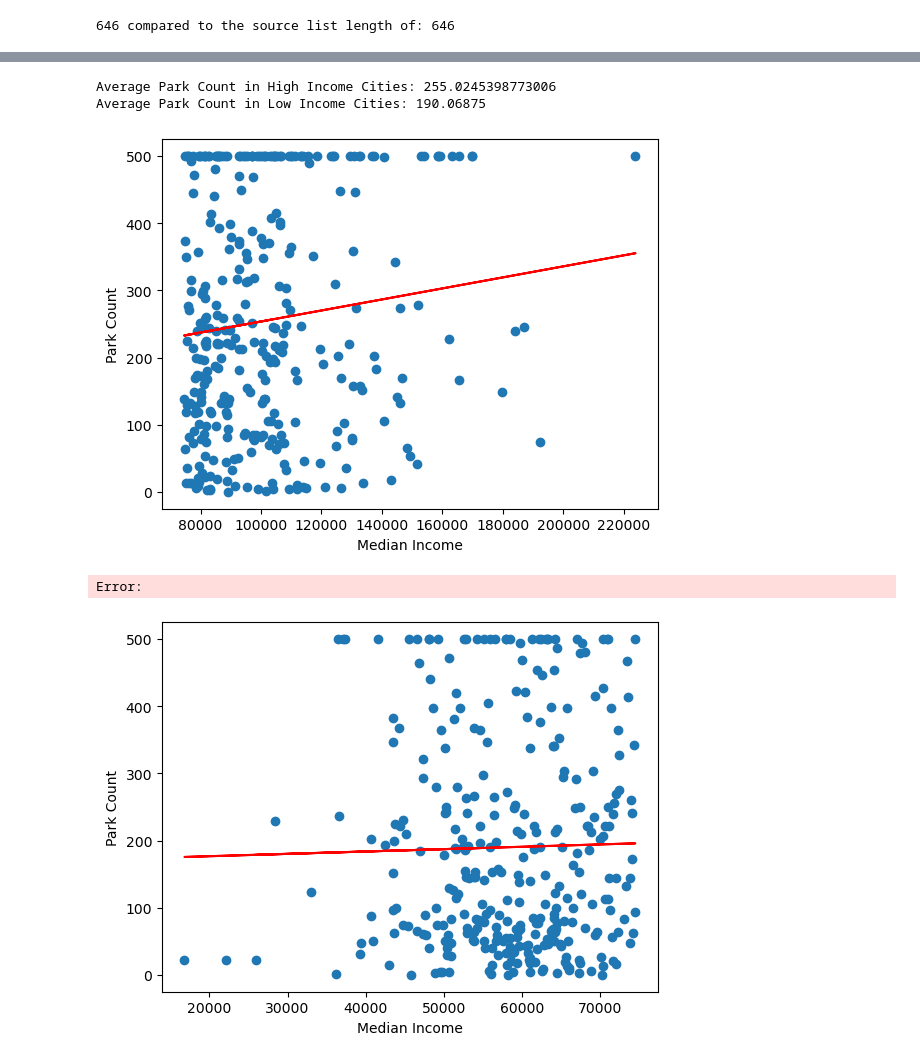
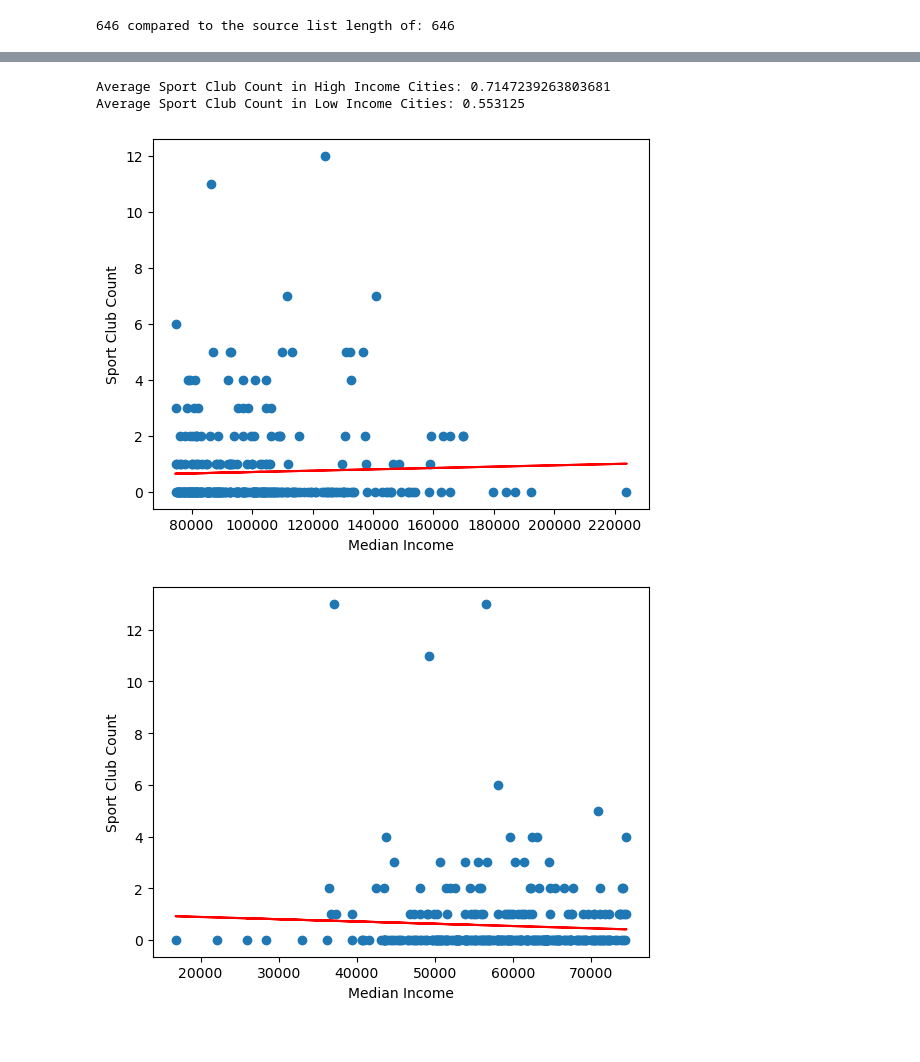
Before and after one commit to bseri0/Proj_1, a Jupyter notebook: py_api/chris_copy.ipynb, the cells around one changed output, grey strips where cells are left out. Drawn from its saved outputs; the diff is of its cells as text; code cells hidden in the pictures.

```diff
--- a/py_api/chris_copy.ipynb
+++ b/py_api/chris_copy.ipynb
@@ -211,10 +211,10 @@ low_inc_merged_df = pd.read_csv("../data/low_inc_data.csv")
 # %%
-radius = 10000  # 10 kilometers
-categories = "leisure.park"
+radius = 6600  # 10 kilometers
+categories = "activity.sport_club"
 limit =  500
 # Iterate through the DataFrame
 for index, row in high_inc_merged_df.iterrows():
-    lat, lon = row['Latitude'], row['Longitude']  # Ensure these are the correct column names for latitude and longitude
+    lat, lon = row['Lat'], row['Lon']  # Ensure these are the correct column names for latitude and longitude
 
     # Update the params dictionary with dynamic values
     params = {
@@ -229,20 +229,20 @@ for index, row in high_inc_merged_df.iterrows():
     base_url = "https://api.geoapify.com/v2/places"
 
     # Make an API request using the params dictionary
-    parks = requests.get(base_url, params=params).json()
+    clubs = requests.get(base_url, params=params).json()
 
     # Process each park found
-    park_coordinates = []
+    club_coordinates = []
 
     # for feature in parks.get("features", []):
-    for feature in parks.get("features", []):
+    for feature in clubs.get("features", []):
         ##Extracting coordinates
         coordinates = feature["geometry"]["coordinates"]
-        park_coordinates.append(coordinates)
+        club_coordinates.append(coordinates)
 
-    # Save the store count and coordinates to the DataFrame
-    high_inc_merged_df.loc[index, "Park Count"] = len(park_coordinates)
+    # Save the club count and coordinates to the DataFrame
+    high_inc_merged_df.loc[index, "Sport Club Count"] = len(club_coordinates)
 
 
-    print(f"{row['NAME']} - Number of parks found: {high_inc_merged_df.loc[index, 'Park Count']}")
+    print(f"{row['Cities']} - Number of Sports Clubs found: {high_inc_merged_df.loc[index, 'Sport Club Count']}")
 # %% [output]
@@ -276,10 +276,10 @@ high_inc_merged_df.head()
 # %%
-radius = 10000  # 10 kilometers
-categories = "leisure.park"
+radius = 6600  # 10 kilometers
+categories = "activity.sport_club"
 limit =  500
 # Iterate through the DataFrame
 for index, row in low_inc_merged_df.iterrows():
-    lat, lon = row['Latitude'], row['Longitude']  # Ensure these are the correct column names for latitude and longitude
+    lat, lon = row['Lat'], row['Lon']  # Ensure these are the correct column names for latitude and longitude
 
     # Update the params dictionary with dynamic values
     params = {
@@ -294,20 +294,20 @@ for index, row in low_inc_merged_df.iterrows():
     base_url = "https://api.geoapify.com/v2/places"
 
     # Make an API request using the params dictionary
-    parks = requests.get(base_url, params=params).json()
+    clubs = requests.get(base_url, params=params).json()
 
     # Process each park found
-    park_coordinates = []
+    club_coordinates = []
 
     # for feature in parks.get("features", []):
-    for feature in parks.get("features", []):
+    for feature in clubs.get("features", []):
         ##Extracting coordinates
         coordinates = feature["geometry"]["coordinates"]
-        park_coordinates.append(coordinates)
+        club_coordinates.append(coordinates)
 
-    # Save the store count and coordinates to the DataFrame
-    low_inc_merged_df.loc[index, "Park Count"] = len(park_coordinates)
+    # Save the club count and coordinates to the DataFrame
+    low_inc_merged_df.loc[index, "Sport Club Count"] = len(club_coordinates)
 
 
-    print(f"{row['NAME']} - Number of parks found: {low_inc_merged_df.loc[index, 'Park Count']}")
+    print(f"{row['Cities']} - Number of Sports Clubs found: {low_inc_merged_df.loc[index, 'Sport Club Count']}")
 # %% [output]
@@ -341,14 +341,14 @@ low_inc_merged_df.head()
 
 
 # Calculate average bar count in high and low income cities
-high_avg = high_inc_merged_df['Park Count'].mean()
-low_avg = low_inc_merged_df['Park Count'].mean()
+high_avg = high_inc_merged_df['Sport Club Count'].mean()
+low_avg = low_inc_merged_df['Sport Club Count'].mean()
 
-print(f"Average Park Count in High Income Cities: {high_avg}")
-print(f"Average Park Count in Low Income Cities: {low_avg}")
+print(f"Average Sport Club Count in High Income Cities: {high_avg}")
+print(f"Average Sport Club Count in Low Income Cities: {low_avg}")
 # %% [output]
-Average Park Count in High Income Cities: 255.0245398773006
-Average Park Count in Low Income Cities: 190.06875
+Average Sport Club Count in High Income Cities: 0.7147239263803681
+Average Sport Club Count in Low Income Cities: 0.553125
 # %%
 # Define a function to create Linear Regression plots
 
@@ -371,16 +371,15 @@ def create_linear_regression_plot(x_values, y_values):
     plt.annotate(lin_eq,(20, 15), fontsize=15, color="red")
 
     plt.xlabel("Median Income")
-    plt.ylabel("Park Count")
+    plt.ylabel("Sport Club Count")
 
     # Show the plot
     plt.show()
 # %%
-create_linear_regression_plot(high_inc_merged_df['High_med_inc'], high_inc_merged_df['Park Count'])
+create_linear_regression_plot(high_inc_merged_df['High Income'], high_inc_merged_df['Sport Club Count'])
 # %% [output]
-[figure, old version]
+[figure, new version]
-Error:
 # %%
-create_linear_regression_plot(low_inc_merged_df['Low_med_inc'], low_inc_merged_df['Park Count'])
+create_linear_regression_plot(low_inc_merged_df['Low Income'], low_inc_merged_df['Sport Club Count'])
 # %% [output]
-[figure, old version]
+[figure, new version]
```
Also changed, not shown: parts of 5 cells of this notebook.
